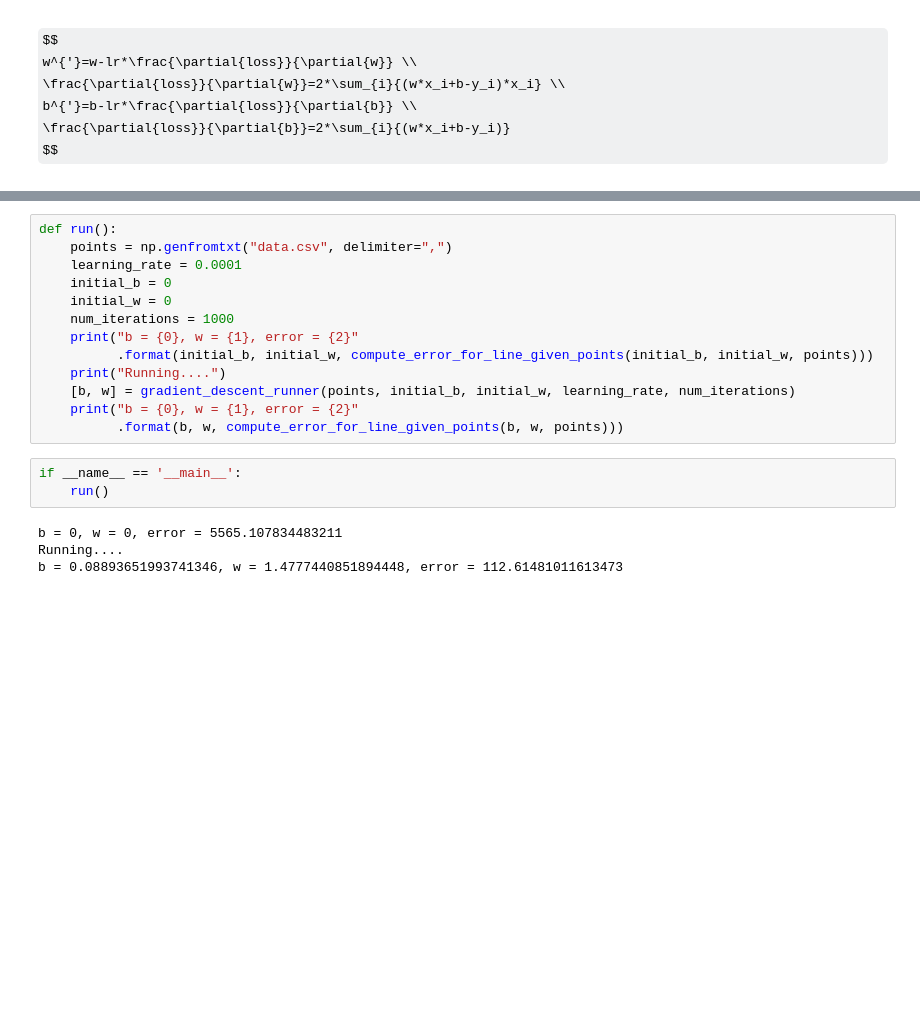
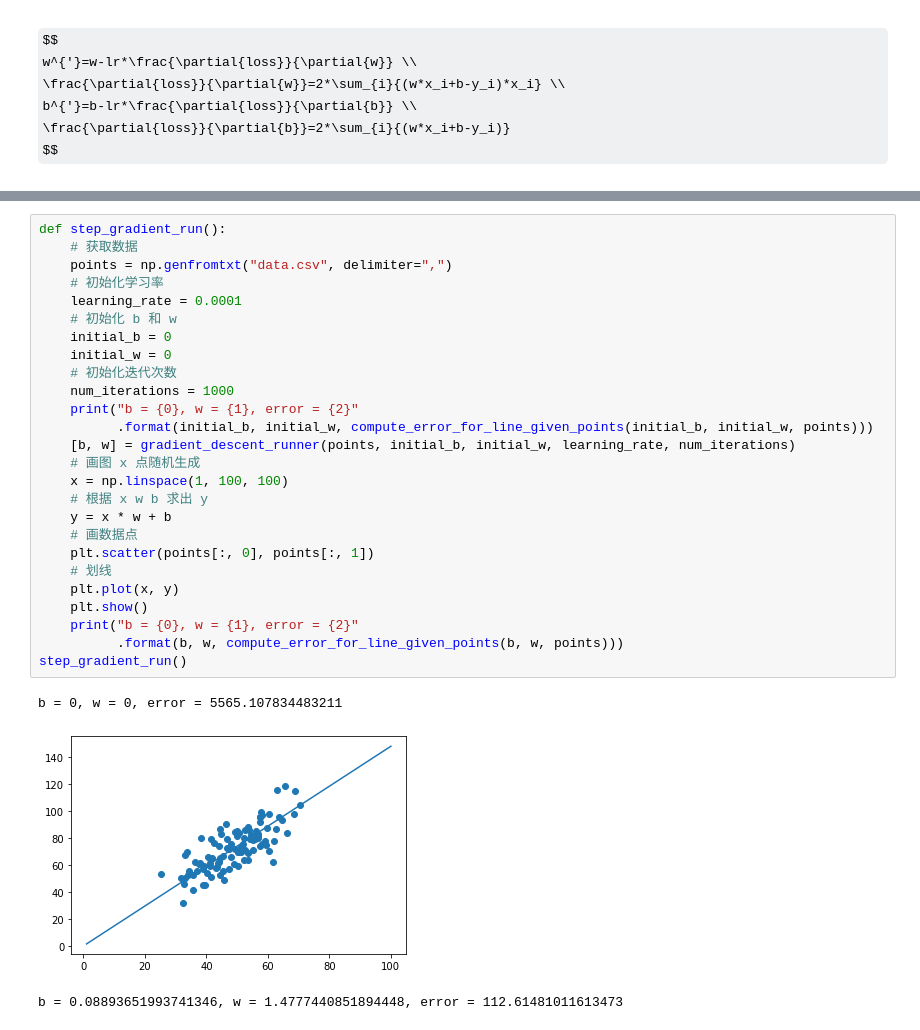
Before and after one commit to ncdhz/deep-learning, a Jupyter notebook: linear-regression/linear_regression.ipynb, the cells around one changed output, grey strips where cells are left out. Cells and saved outputs as stored; diff of their text form; some formulas as TeX source; blank space fills up the shorter version.

```diff
--- a/linear-regression/linear_regression.ipynb
+++ b/linear-regression/linear_regression.ipynb
@@ -67,20 +143,30 @@ def gradient_descent_runner(points, starting_b, starting_w, learning_rate, num_i
 # %%
-def run():
+def step_gradient_run():
+    # 获取数据
     points = np.genfromtxt("data.csv", delimiter=",")
+    # 初始化学习率
     learning_rate = 0.0001
+    # 初始化 b 和 w
     initial_b = 0
     initial_w = 0
+    # 初始化迭代次数
     num_iterations = 1000
     print("b = {0}, w = {1}, error = {2}"
           .format(initial_b, initial_w, compute_error_for_line_given_points(initial_b, initial_w, points)))
-    print("Running....")
     [b, w] = gradient_descent_runner(points, initial_b, initial_w, learning_rate, num_iterations)
+    # 画图 x 点随机生成
+    x = np.linspace(1, 100, 100)
+    # 根据 x w b 求出 y
+    y = x * w + b
+    # 画数据点
+    plt.scatter(points[:, 0], points[:, 1])
+    # 划线
+    plt.plot(x, y)
+    plt.show()
     print("b = {0}, w = {1}, error = {2}"
           .format(b, w, compute_error_for_line_given_points(b, w, points)))
+step_gradient_run()
+# %% [output]
+b = 0, w = 0, error = 5565.107834483211
+[figure, added]
+b = 0.08893651993741346, w = 1.4777440851894448, error = 112.61481011613473
-# %%
-if __name__ == '__main__':
-    run()
-# %% [output]
-b = 0, w = 0, error = 5565.107834483211
-Running....
-b = 0.08893651993741346, w = 1.4777440851894448, error = 112.61481011613473
```
Also changed, not shown: parts of 9 cells of this notebook, 2 other files.
